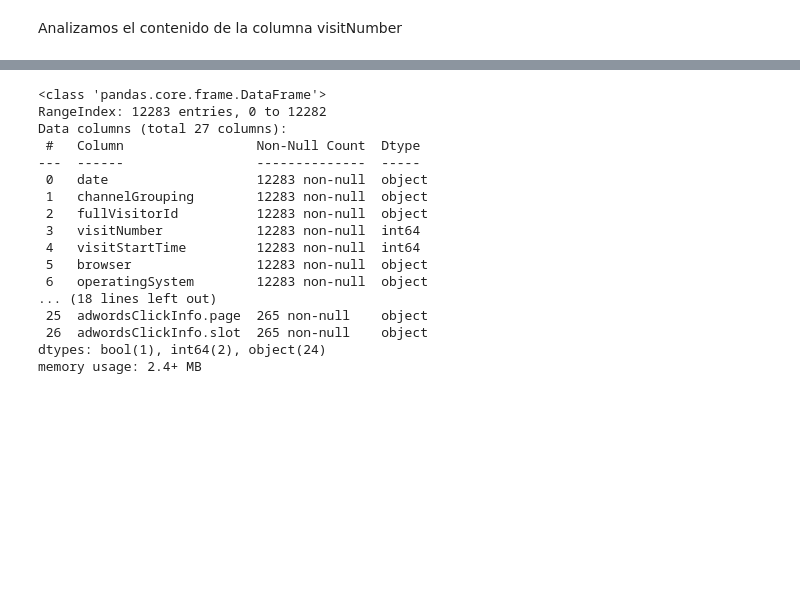
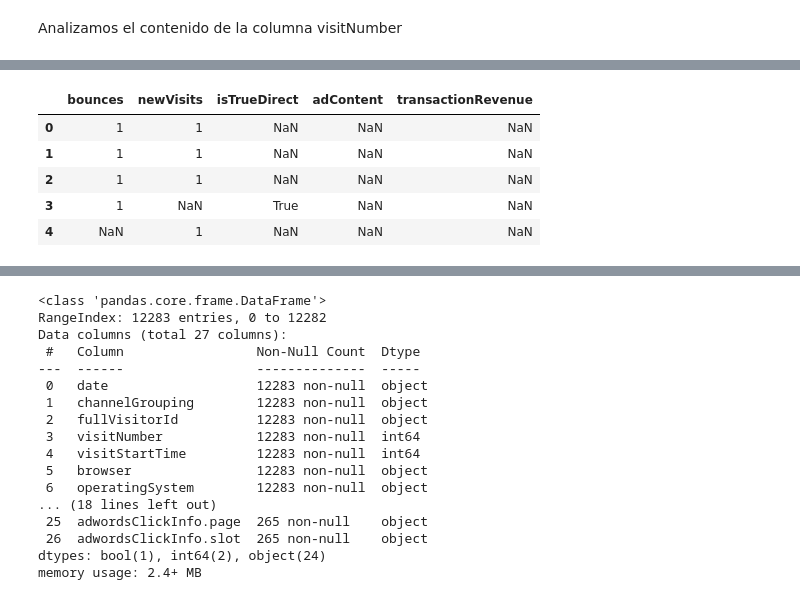
Before and after one commit to pabloing93/consumer_spending, a Jupyter notebook: 1_2_3 EDA_v2.ipynb, the cells around one changed output, grey strips where cells are left out. Saved outputs shown, nothing was run; the diff lists cells and outputs as text; code cells hidden in the pictures; blank space fills up the shorter version.

```diff
--- a/1_2_3 EDA_v2.ipynb
+++ b/1_2_3 EDA_v2.ipynb
@@ -269,0 +357,9 @@ Name: visitNumber, dtype: int64
+# %%
+df_traffic[['bounces', 'newVisits', 'isTrueDirect', 'adContent', 'transactionRevenue']].head()
+# %% [output]
+|  | bounces | newVisits | isTrueDirect | adContent | transactionRevenue |
+| 0 | 1 | 1 | NaN | NaN | NaN |
+| 1 | 1 | 1 | NaN | NaN | NaN |
+| 2 | 1 | 1 | NaN | NaN | NaN |
+| 3 | 1 | NaN | True | NaN | NaN |
+| 4 | NaN | 1 | NaN | NaN | NaN |
```
Also changed, not shown: parts of 15 cells of this notebook.
